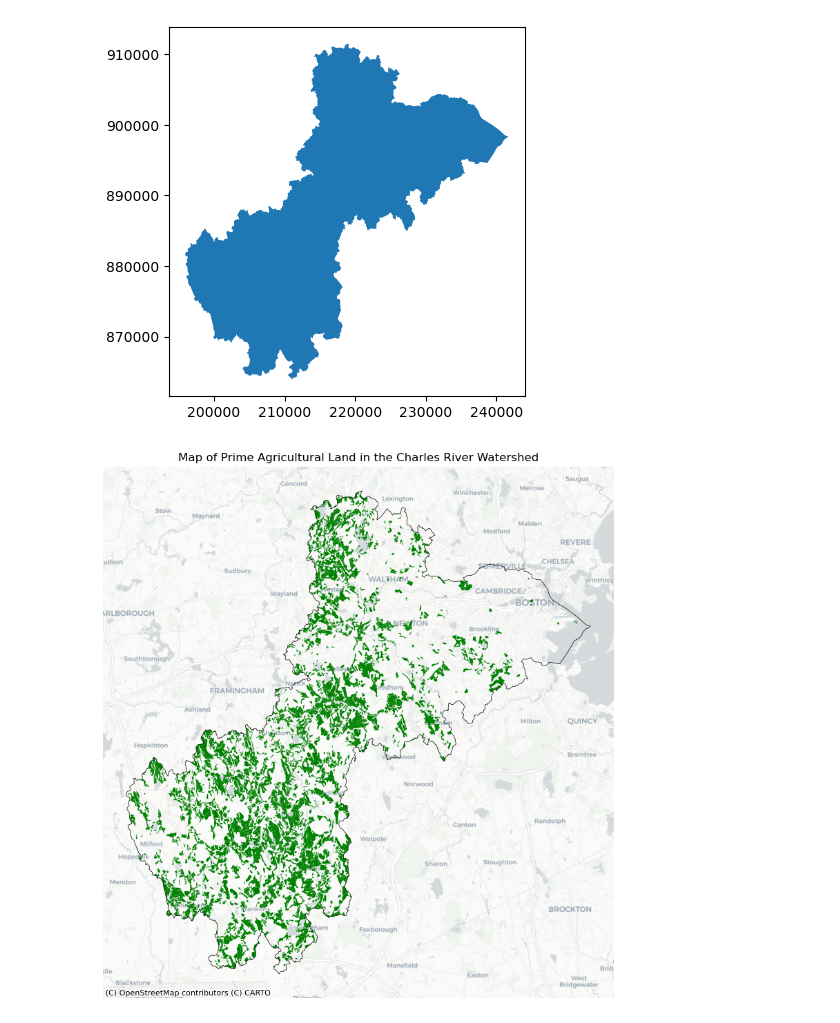
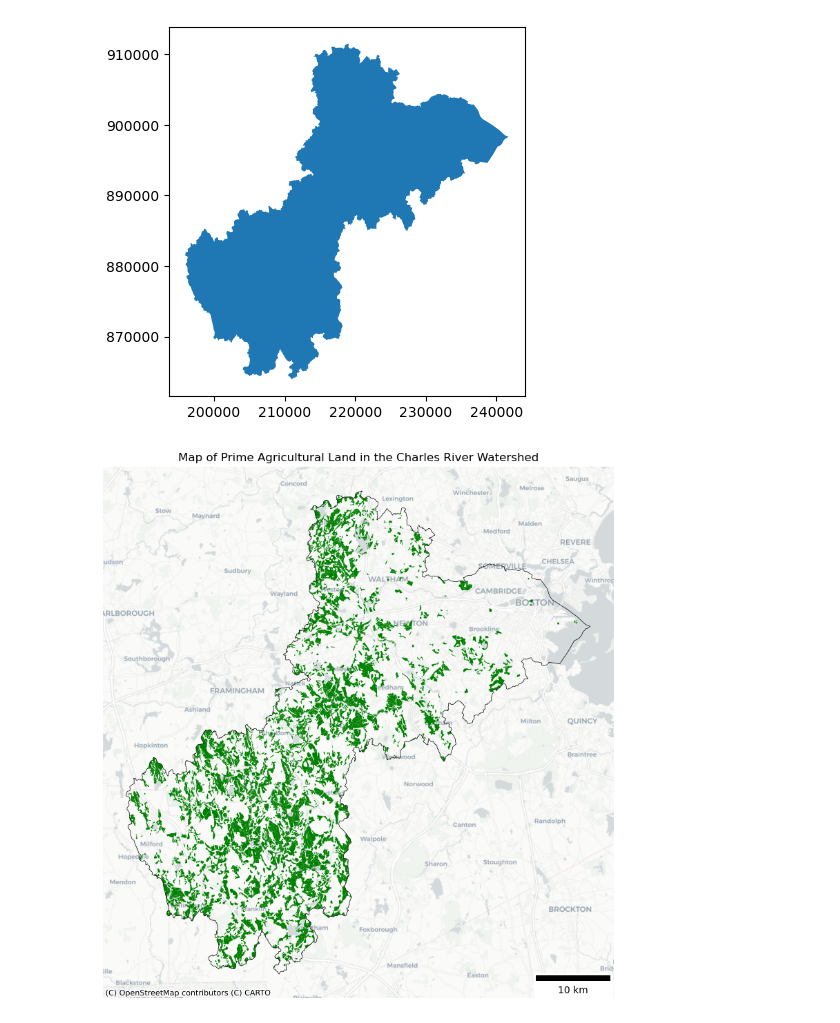
Before and after one commit to chad-fisher/CRWA-Regional-Tree-Planting-and-Protection-Plan, a Jupyter notebook: CodeNotebook.ipynb, the cells around one changed output. Drawn from its saved outputs; the diff is of its cells as text; code cells hidden in the pictures.

```diff
--- a/CodeNotebook.ipynb
+++ b/CodeNotebook.ipynb
@@ -22,13 +21,15 @@ CRW.plot()
 # %% [output]
 <Axes: >
 [figure]
+# %%
+Ag_soils = gpd.clip(gpd.read_file("Raw_Data\Soils_MassGIS_SHP\SOILS_POLY_PRIMEFARMLAND.shp",mask=CRW),CRW)
 # %%
-Ag_soils_clip = gpd.clip(Ag_soils,CRW)
-ax = Ag_soils_clip.to_crs(epsg=3857).plot(figsize=(10,10),color='green')
+ax = Ag_soils.to_crs(epsg=3857).plot(figsize=(10,10),color='green')
 CRW.to_crs(epsg=3857).boundary.plot(ax=ax, color='black',linewidth=0.5)
 plt.title("Map of Prime Agricultural Land in the Charles River Watershed")
 cx.add_basemap(ax,source=cx.providers.CartoDB.Positron)
 ax.set_axis_off()
+ax.add_artist(ScaleBar(1,location='lower right'))
 plt.savefig('AgLandCRW.png')
 # %% [output]
-[figure, old version]
+[figure, new version]
```
Also changed, not shown: parts of 4 cells of this notebook.
